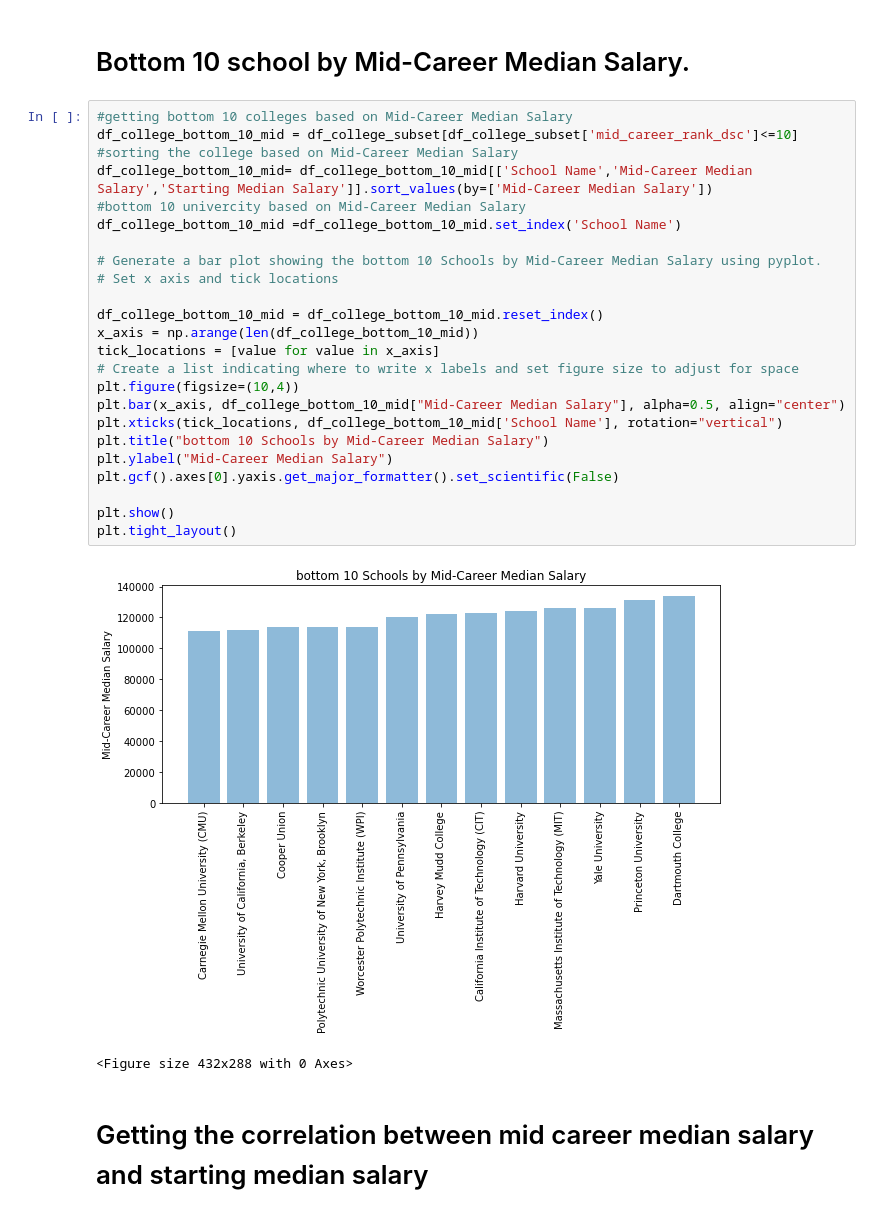
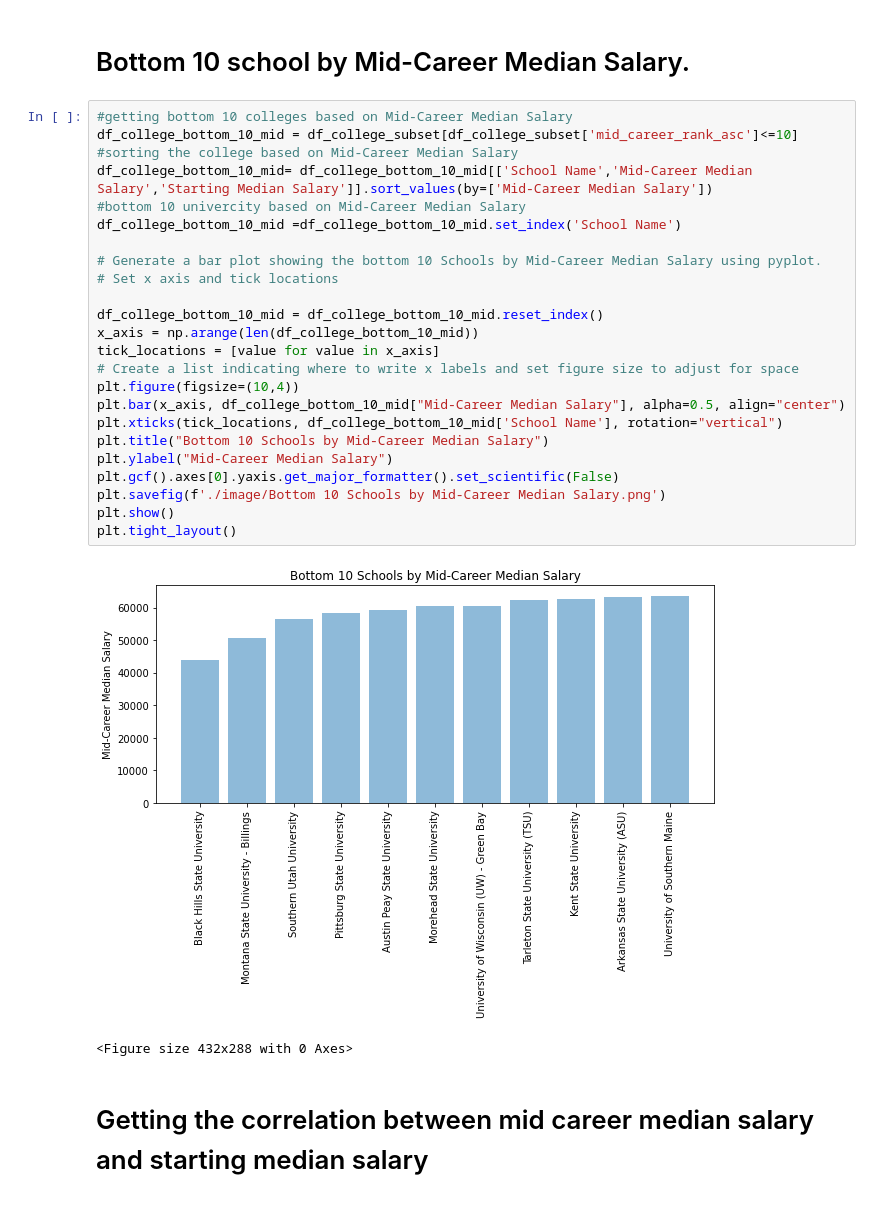
Before and after one commit to RRazvan90/group-3, a Jupyter notebook: Astha_working.ipynb, the cells around one changed output. Saved outputs shown, nothing was run; the diff lists cells and outputs as text.

```diff
--- a/Astha_working.ipynb
+++ b/Astha_working.ipynb
@@ -246,30 +246,30 @@ plt.tight_layout()
 # Bottom 10 school by Mid-Career Median Salary.
 # %%
 #getting bottom 10 colleges based on Mid-Career Median Salary
-df_college_bottom_10_mid = df_college_subset[df_college_subset['mid_career_rank_dsc']<=10]
+df_college_bottom_10_mid = df_college_subset[df_college_subset['mid_career_rank_asc']<=10]
 #sorting the college based on Mid-Career Median Salary
 df_college_bottom_10_mid= df_college_bottom_10_mid[['School Name','Mid-Career Median Salary','Starting Median Salary']].sort_values(by=['Mid-Career Median Salary'])
 #bottom 10 univercity based on Mid-Career Median Salary
 df_college_bottom_10_mid =df_college_bottom_10_mid.set_index('School Name')
 
 # Generate a bar plot showing the bottom 10 Schools by Mid-Career Median Salary using pyplot.
 # Set x axis and tick locations
 
 df_college_bottom_10_mid = df_college_bottom_10_mid.reset_index()
 x_axis = np.arange(len(df_college_bottom_10_mid))
 tick_locations = [value for value in x_axis]
 # Create a list indicating where to write x labels and set figure size to adjust for space
 plt.figure(figsize=(10,4))
 plt.bar(x_axis, df_college_bottom_10_mid["Mid-Career Median Salary"], alpha=0.5, align="center")
 plt.xticks(tick_locations, df_college_bottom_10_mid['School Name'], rotation="vertical")
-plt.title("bottom 10 Schools by Mid-Career Median Salary")
+plt.title("Bottom 10 Schools by Mid-Career Median Salary")
 plt.ylabel("Mid-Career Median Salary")
 plt.gcf().axes[0].yaxis.get_major_formatter().set_scientific(False)
-
+plt.savefig(f'./image/Bottom 10 Schools by Mid-Career Median Salary.png')
 plt.show()
 plt.tight_layout()
 # %% [output]
-[figure, old version]
+[figure, new version]
 <Figure size 432x288 with 0 Axes>
 # %% [markdown]
 # Getting the correlation between mid career median salary and starting median salary
```
Also changed, not shown: parts of 5 cells of this notebook, 11 other files.
